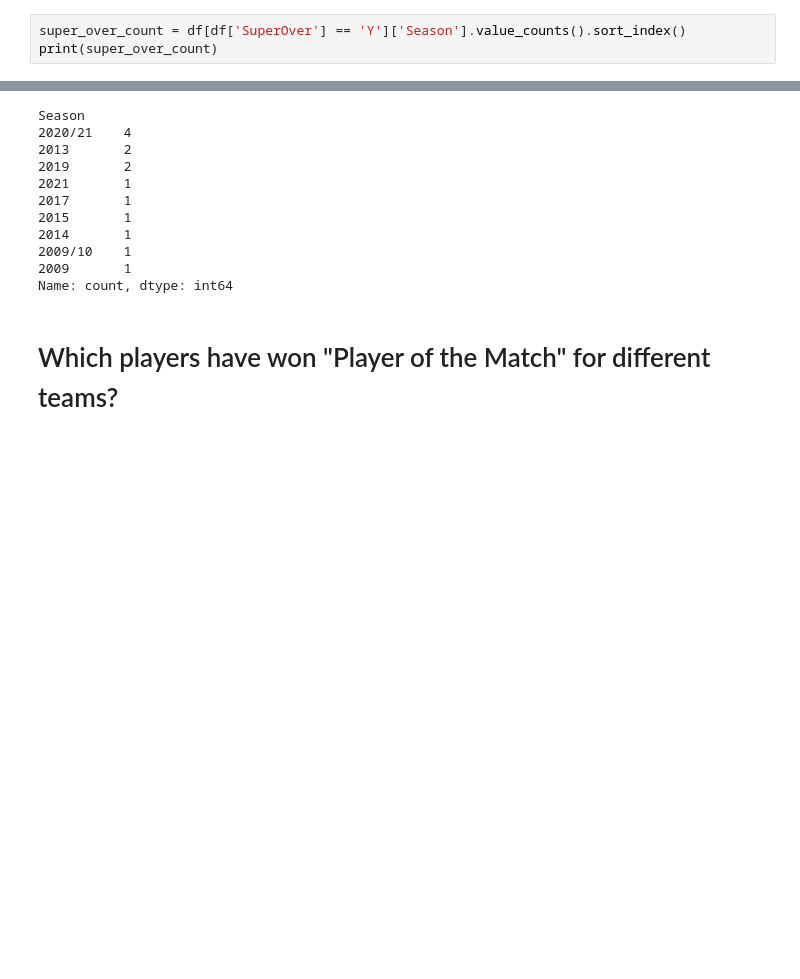
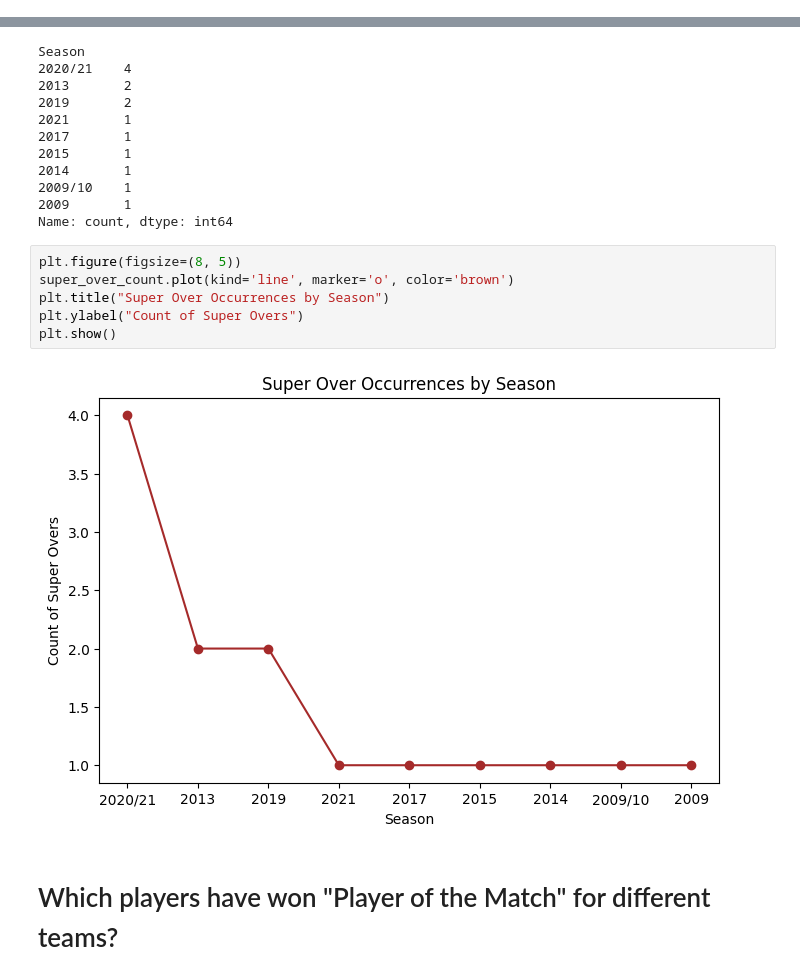
Before and after one commit to AkashKumar-47/IPL-Match-Analysis, a Jupyter notebook: IPL-analysis.ipynb, the cells around one changed output, grey strips where cells are left out. Drawn from its saved outputs; the diff is of its cells as text; blank space fills up the shorter version.

```diff
--- a/IPL-analysis.ipynb
+++ b/IPL-analysis.ipynb
@@ -255,3 +356,0 @@ Name: count, dtype: int64
-# %%
-super_over_count = df[df['SuperOver'] == 'Y']['Season'].value_counts().sort_index()
-print(super_over_count)
@@ -298,6 +377,14 @@ Season
 2009/10    1
 2009       1
 Name: count, dtype: int64
+# %%
+plt.figure(figsize=(8, 5))
+super_over_count.plot(kind='line', marker='o', color='brown')
+plt.title("Super Over Occurrences by Season")
+plt.ylabel("Count of Super Overs")
+plt.show()
+# %% [output]
+[figure, new version]
 # %% [markdown]
 #  Which players have won "Player of the Match" for different teams?
 # %%
```
Also changed, not shown: parts of 23 cells of this notebook.
